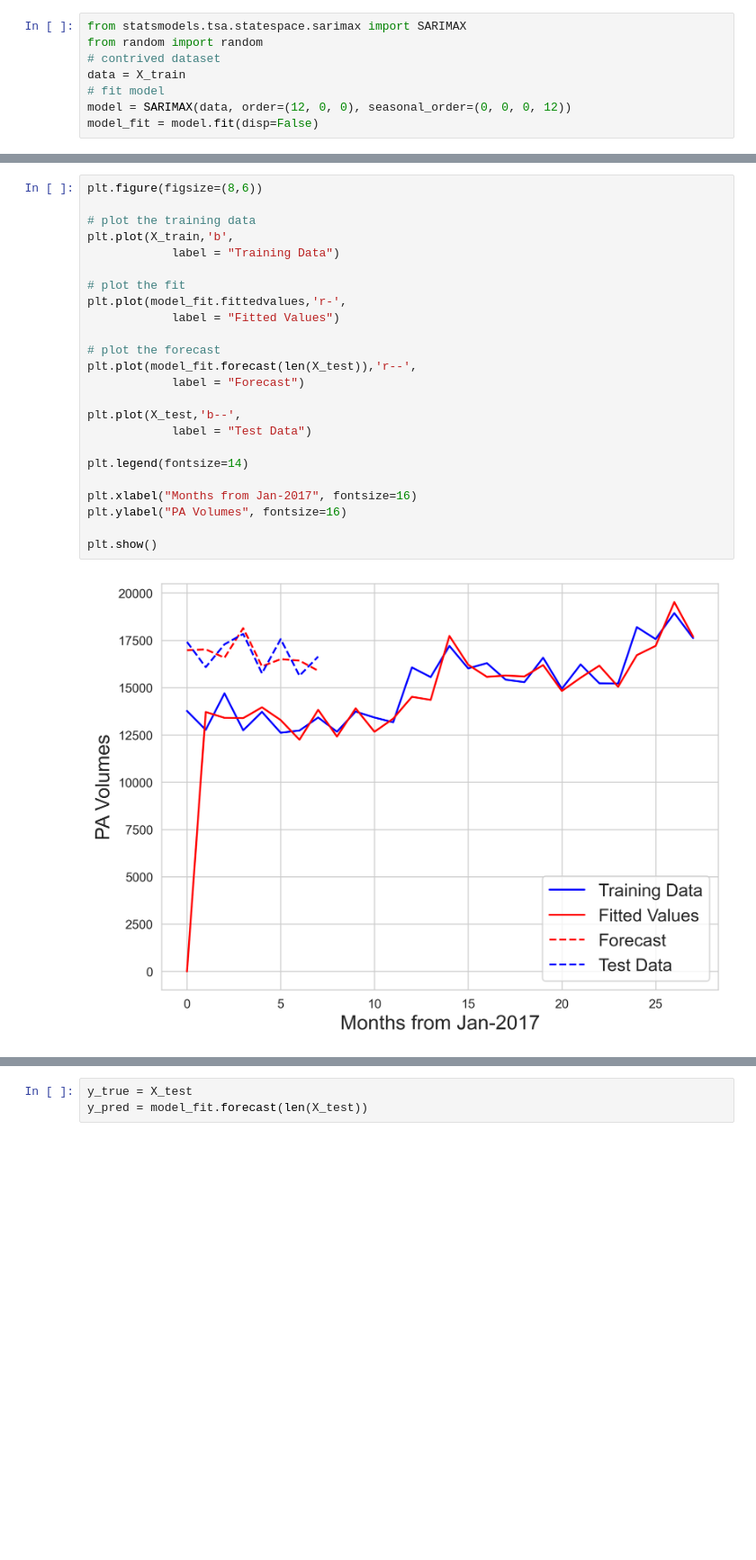
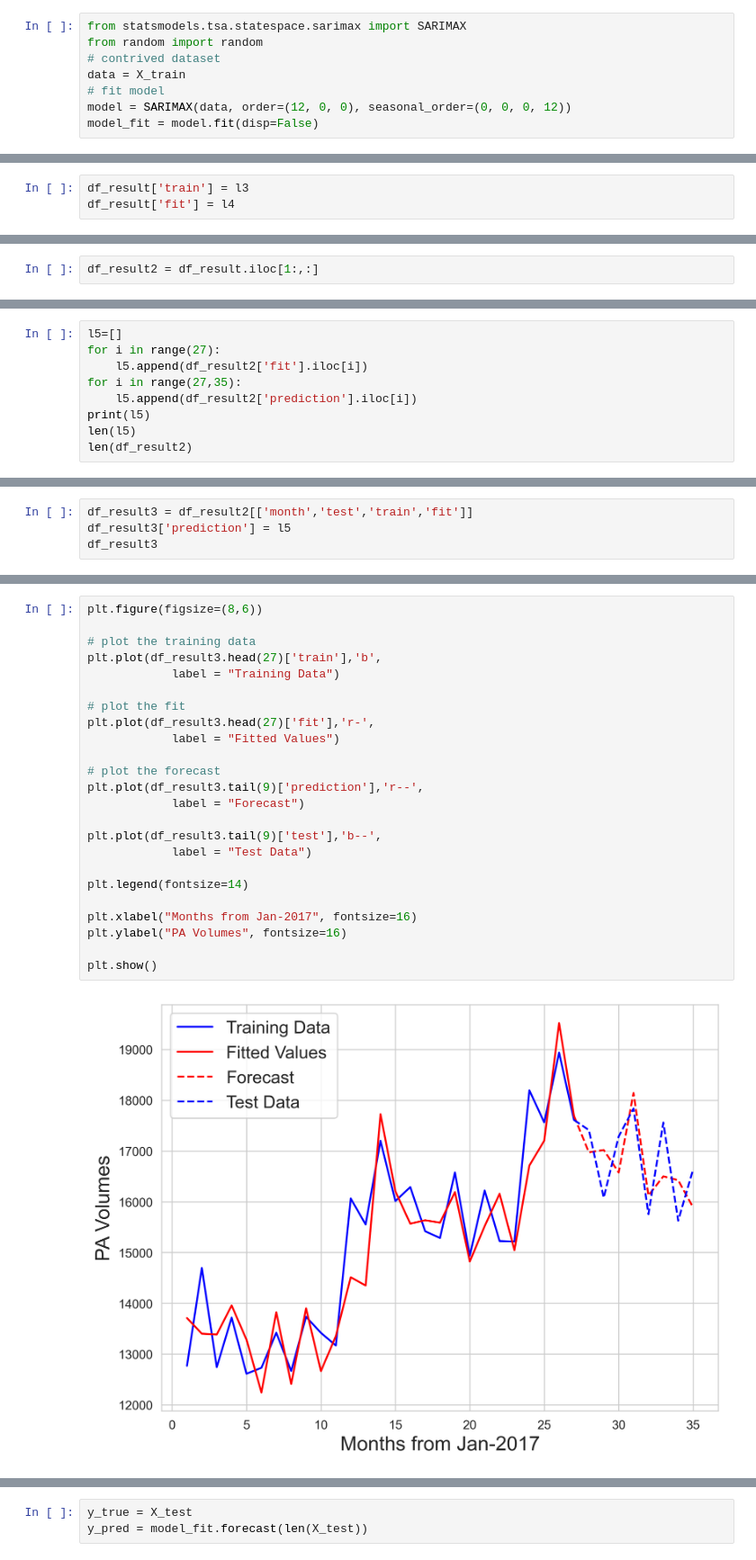
Before and after one commit to xushuo0/CoverMyMeds_Project, a Jupyter notebook: Logistic Regression with Interaction Terms and Time Series.ipynb, the cells around one changed output, grey strips where cells are left out. Shown at 90% size. Saved outputs shown, nothing was run; the diff lists cells and outputs as text; blank space fills up the shorter version.

```diff
--- a/Logistic Regression with Interaction Terms and Time Series.ipynb
+++ b/Logistic Regression with Interaction Terms and Time Series.ipynb
@@ -1250,0 +1323,3 @@ model_fit = model.fit(disp=False)
+# %%
+df_result['train'] = l3
+df_result['fit'] = l4
@@ -1250,0 +1340,2 @@ model_fit = model.fit(disp=False)
+# %%
+df_result2 = df_result.iloc[1:,:]
@@ -1250,0 +1368,9 @@ model_fit = model.fit(disp=False)
+# %%
+l5=[]
+for i in range(27):
+    l5.append(df_result2['fit'].iloc[i])
+for i in range(27,35):
+    l5.append(df_result2['prediction'].iloc[i])
+print(l5)
+len(l5)
+len(df_result2)
@@ -1250,0 +1380,4 @@ model_fit = model.fit(disp=False)
+# %%
+df_result3 = df_result2[['month','test','train','fit']]
+df_result3['prediction'] = l5
+df_result3
@@ -1251,26 +1402,26 @@ model_fit = model.fit(disp=False)
 # %%
 plt.figure(figsize=(8,6))
 
 # plot the training data
-plt.plot(X_train,'b',
+plt.plot(df_result3.head(27)['train'],'b',
             label = "Training Data")
 
 # plot the fit
-plt.plot(model_fit.fittedvalues,'r-',
+plt.plot(df_result3.head(27)['fit'],'r-',
             label = "Fitted Values")
 
 # plot the forecast
-plt.plot(model_fit.forecast(len(X_test)),'r--',
+plt.plot(df_result3.tail(9)['prediction'],'r--',
             label = "Forecast")
 
-plt.plot(X_test,'b--',
+plt.plot(df_result3.tail(9)['test'],'b--',
             label = "Test Data")
 
 plt.legend(fontsize=14)
 
 plt.xlabel("Months from Jan-2017", fontsize=16)
 plt.ylabel("PA Volumes", fontsize=16)
 
 plt.show()
 # %% [output]
-[figure, old version]
+[figure, new version]
```
Also changed, not shown: parts of 61 cells of this notebook.
